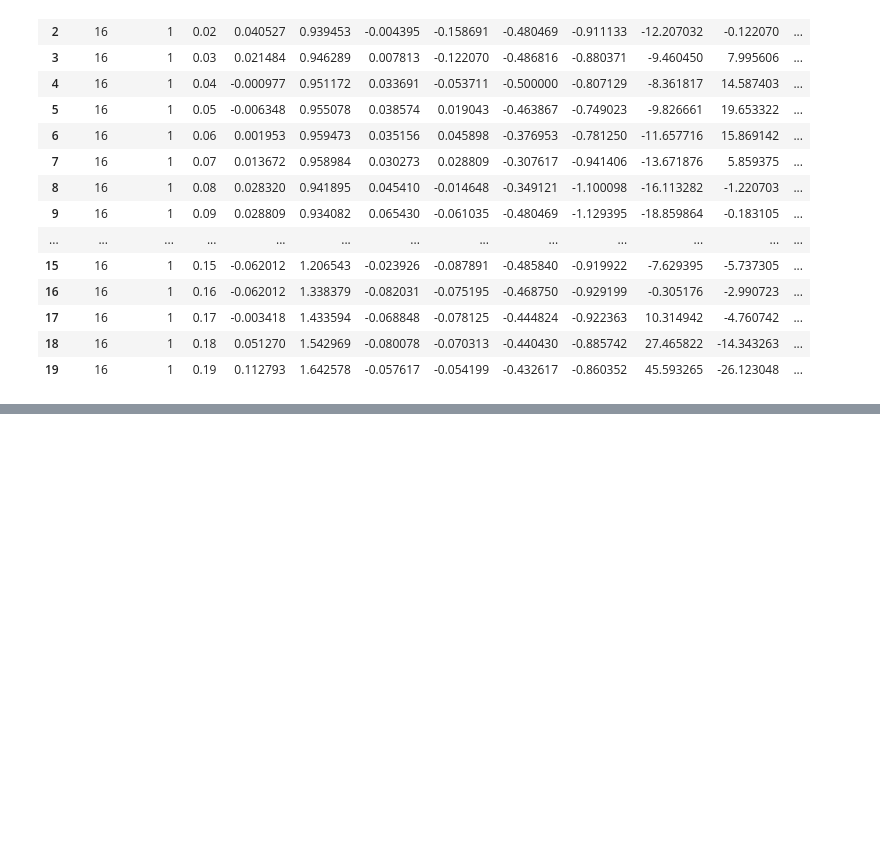
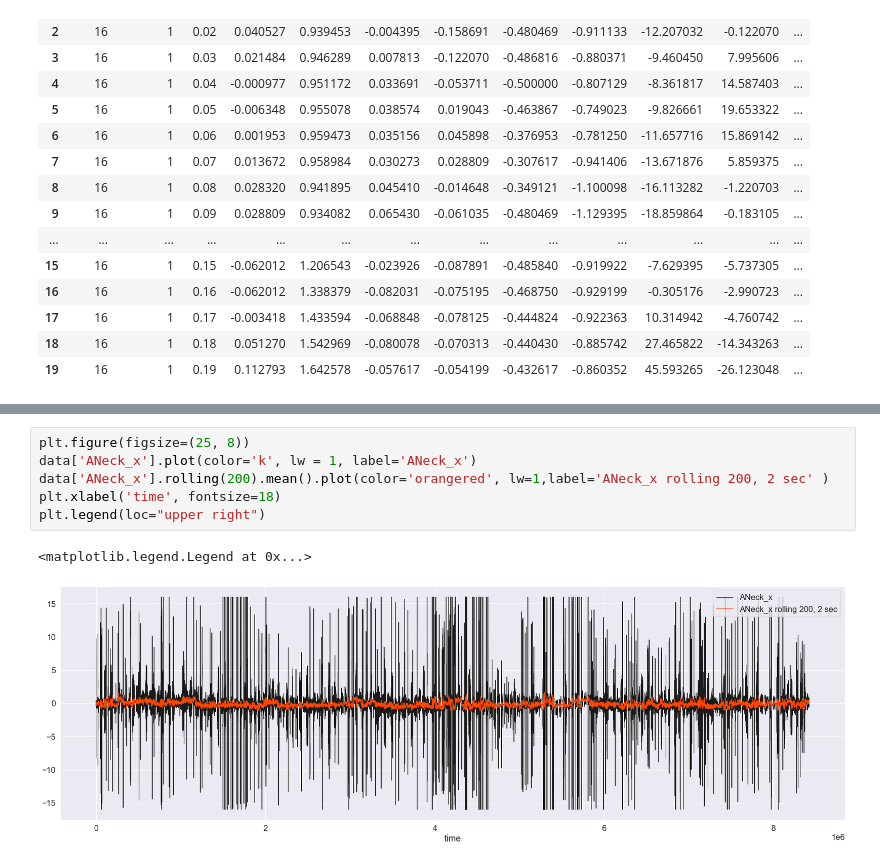
Before and after one commit to web-d-jun/python-ml, a Jupyter notebook: src/kaggle/01.ipynb, the cells around one changed output, grey strips where cells are left out. Drawn from its saved outputs; the diff is of its cells as text; blank space fills up the shorter version.

```diff
--- a/src/kaggle/01.ipynb
+++ b/src/kaggle/01.ipynb
@@ -96,0 +233,9 @@ data.head(20)
+# %%
+plt.figure(figsize=(25, 8))
+data['ANeck_x'].plot(color='k', lw = 1, label='ANeck_x')
+data['ANeck_x'].rolling(200).mean().plot(color='orangered', lw=1,label='ANeck_x rolling 200, 2 sec' )
+plt.xlabel('time', fontsize=18)
+plt.legend(loc="upper right")
+# %% [output]
+<matplotlib.legend.Legend at 0x...>
+[figure, added]
```
Also changed, not shown: parts of 14 cells of this notebook.
